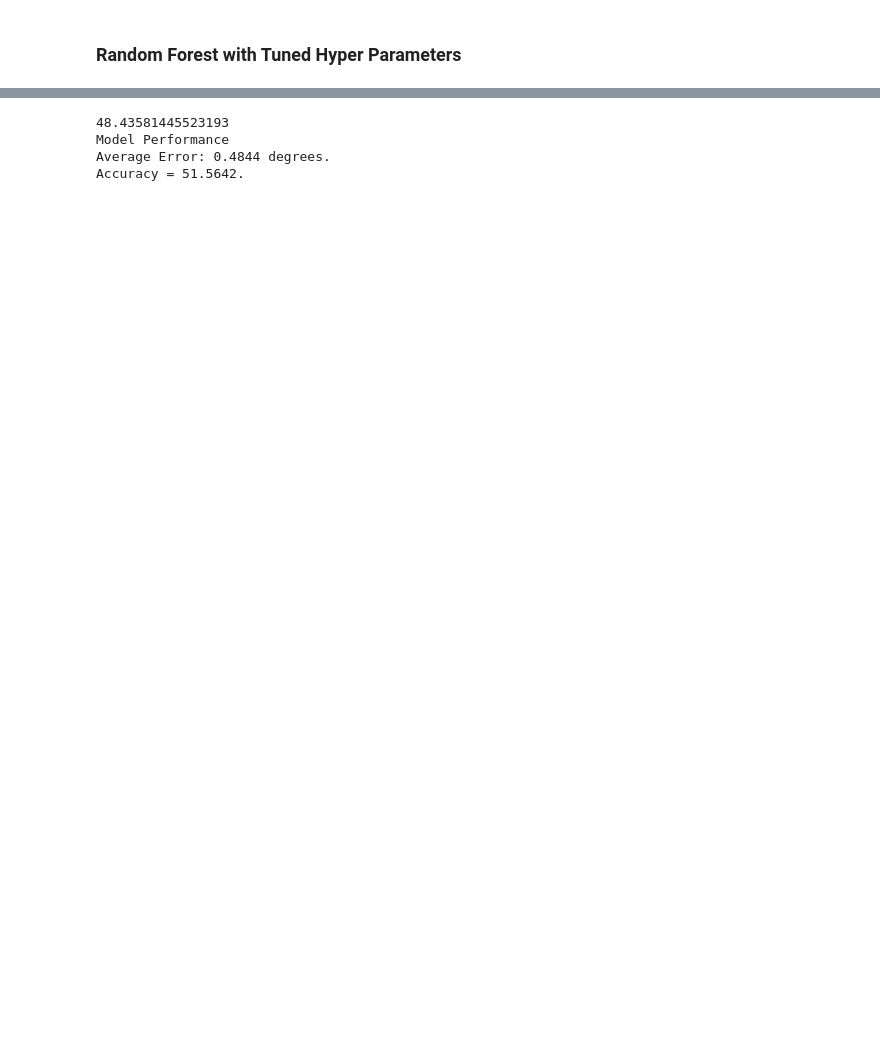
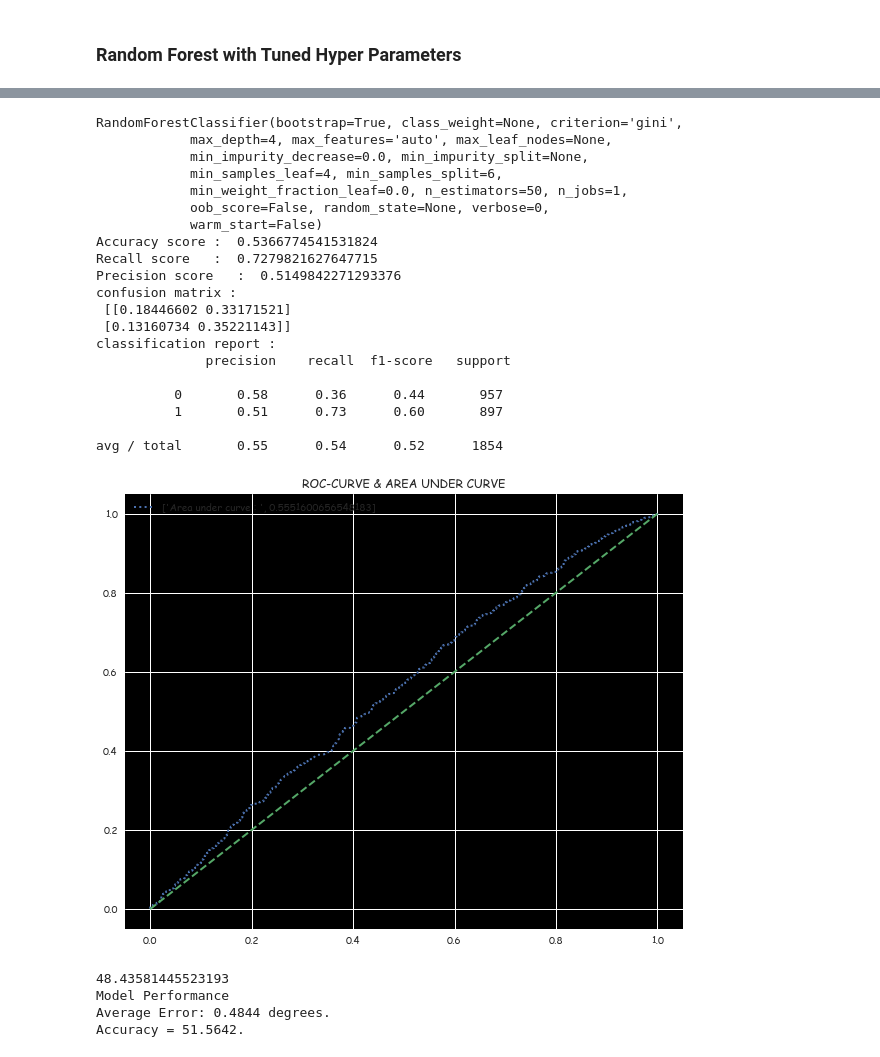
Before and after one commit to jiahehousherry/Capstone-Chengxin, a Jupyter notebook: capstone_chengxin_main.ipynb, the cells around one changed output, grey strips where cells are left out. Saved outputs shown, nothing was run; the diff lists cells and outputs as text; code cells hidden in the pictures; blank space fills up the shorter version.

```diff
--- a/capstone_chengxin_main.ipynb
+++ b/capstone_chengxin_main.ipynb
@@ -1583,5 +1581,33 @@ grid_search.best_params_
  'min_samples_split': 6,
  'n_estimators': 50}
+# %%
+rfc2 = RandomForestClassifier(max_depth = grid_search.best_params_['max_depth'],
+                              min_samples_leaf = grid_search.best_params_['min_samples_leaf'],
+                              min_samples_split = grid_search.best_params_['min_samples_split'],
+                              n_estimators = grid_search.best_params_['n_estimators'])
+model(rfc2,x_tr, y_tr, x_ts, y_ts,x_tr.columns)
+# %% [output]
+RandomForestClassifier(bootstrap=True, class_weight=None, criterion='gini',
+            max_depth=4, max_features='auto', max_leaf_nodes=None,
+            min_impurity_decrease=0.0, min_impurity_split=None,
+            min_samples_leaf=4, min_samples_split=6,
+            min_weight_fraction_leaf=0.0, n_estimators=50, n_jobs=1,
+            oob_score=False, random_state=None, verbose=0,
+            warm_start=False)
+Accuracy score :  0.5366774541531824
+Recall score   :  0.7279821627647715
+Precision score   :  0.5149842271293376
+confusion matrix :
+ [[0.18446602 0.33171521]
+ [0.13160734 0.35221143]]
+classification report :
+              precision    recall  f1-score   support
+
+          0       0.58      0.36      0.44       957
+          1       0.51      0.73      0.60       897
+
+avg / total       0.55      0.54      0.52      1854
+[figure, added]
 # %%
 def evaluate(model, x_ts, y_ts):
     predictions = model.predict(x_ts)
```
Also changed, not shown: parts of 16 cells of this notebook.
